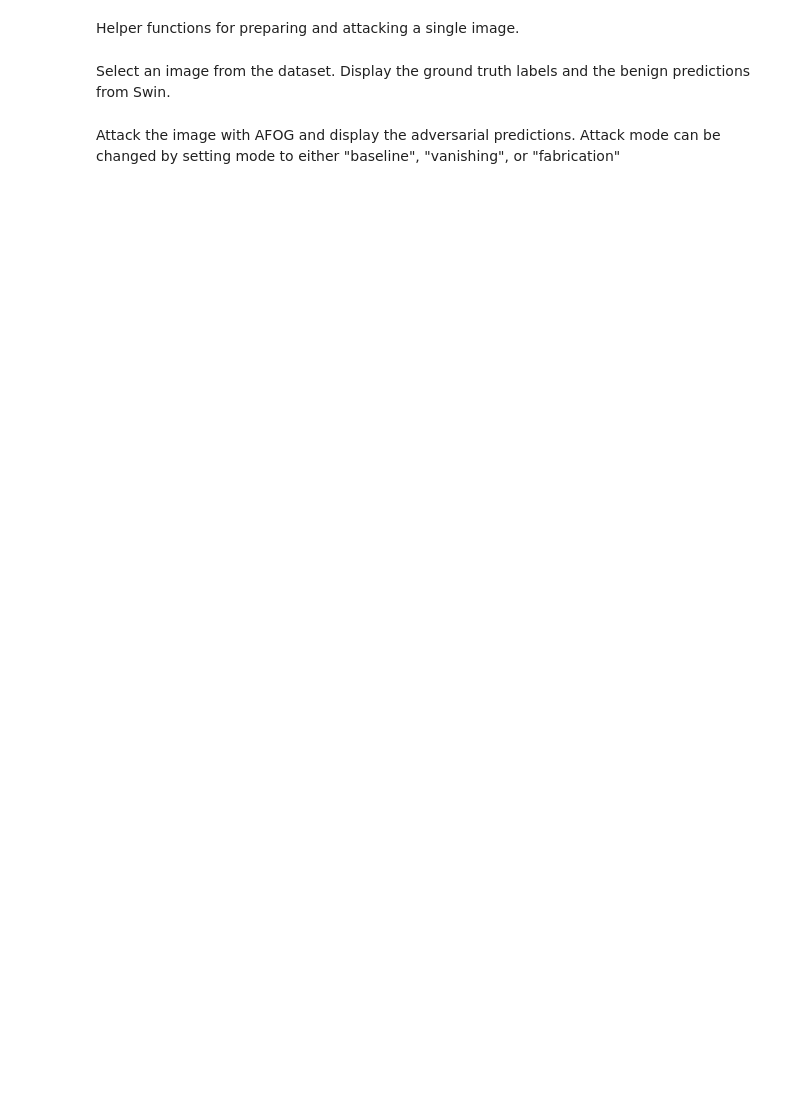
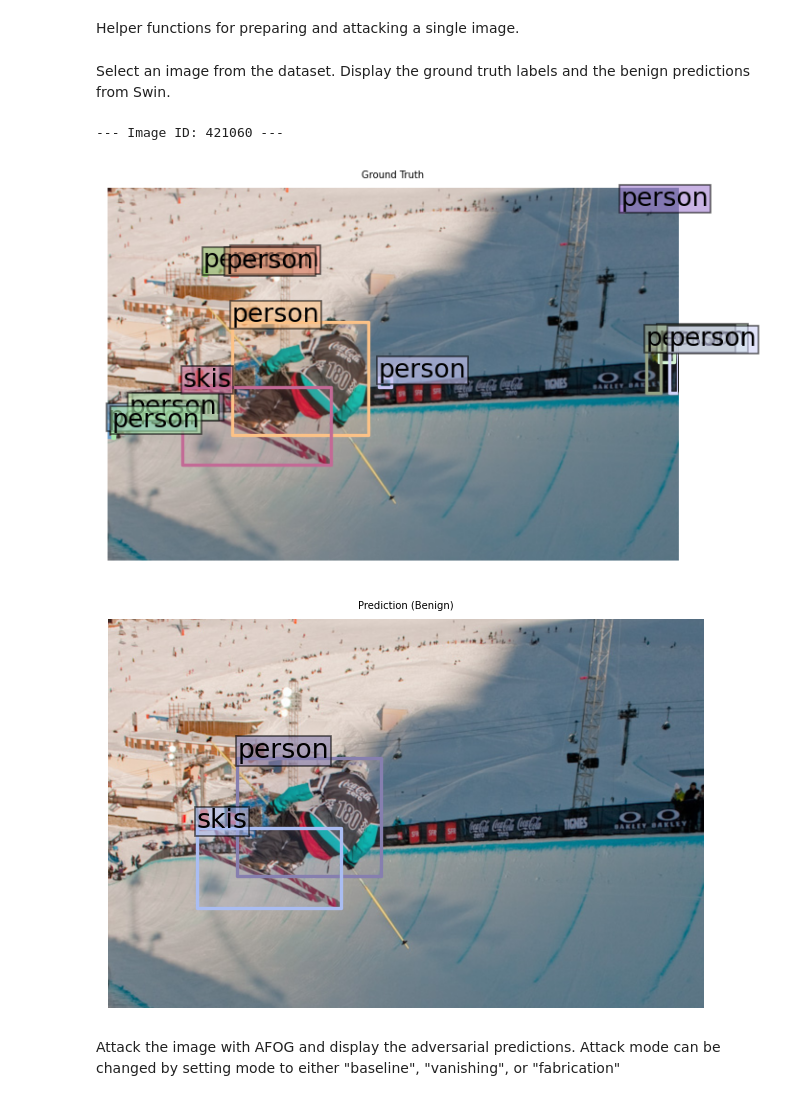
Before and after one commit to zacharyyahn/AFOG, a Jupyter notebook: demos/visualize_swin.ipynb, the cells around one changed output. Saved outputs shown, nothing was run; the diff lists cells and outputs as text; code cells hidden in the pictures; blank space fills up the shorter version.

```diff
--- a/demos/visualize_swin.ipynb
+++ b/demos/visualize_swin.ipynb
@@ -65,7 +71,7 @@ def viz_preds(model, image, targets, caption):
     output = model(image[None].cuda())
     output = postprocessors['bbox'](output, torch.Tensor([[1.0, 1.0]]).cuda())[0]
 
-    threshold = 0.3 # set a threshold
+    threshold = 0.5 # set a threshold
 
     scores = output['scores']
     labels = output['labels']
@@ -124,12 +130,16 @@ def visualize_attack(model, image, targets, attack, mode, n_iter=5):
 # %% [markdown]
 Select an image from the dataset. Display the ground truth labels and the benign predictions from Swin.
 # %%
-IM_NUM=300
+IM_NUM=3635
 
 image, targets = dataset_val[IM_NUM]
 print("--- Image ID:", targets["image_id"][0].item(), "---")
 viz_gt(image, targets)
 viz_preds(model, image, targets, caption="Prediction (Benign)")
+# %% [output]
+--- Image ID: 421060 ---
+[figure, added]
+[figure, added]
 # %% [markdown]
 Attack the image with AFOG and display the adversarial predictions. Attack mode can be changed by setting mode to either "baseline", "vanishing", or "fabrication"
 # %%
```
Also changed, not shown: parts of 3 cells of this notebook, 52 other files.
